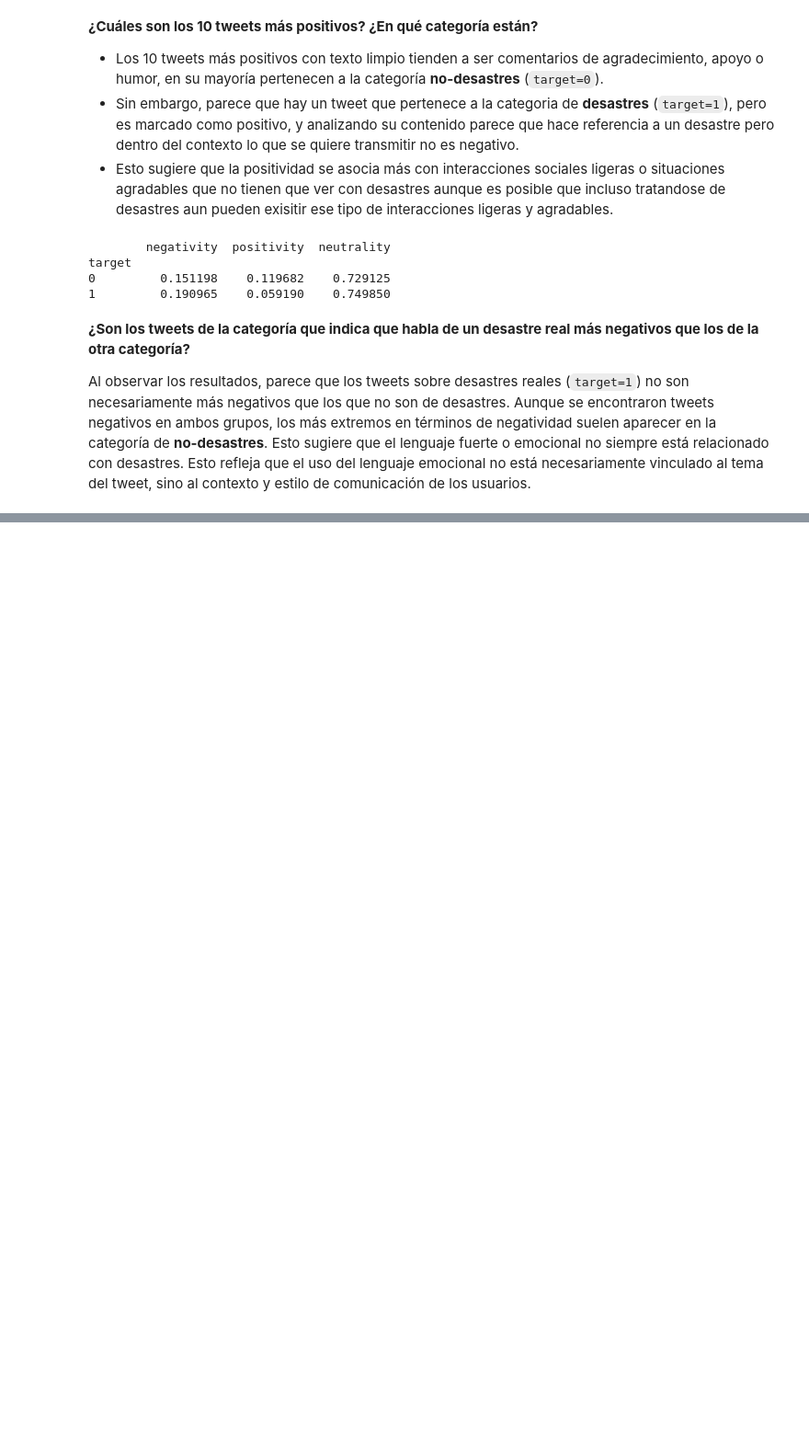
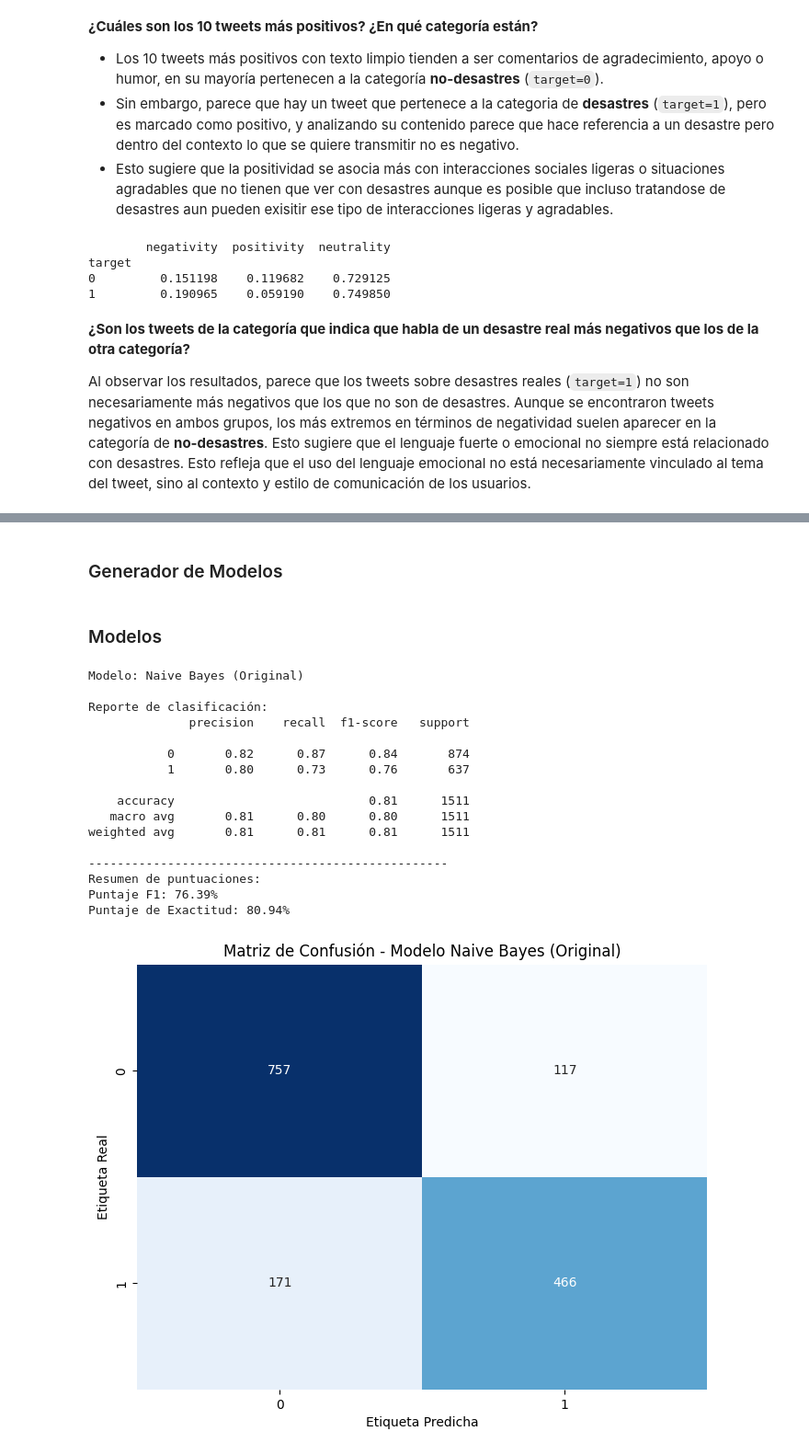
Before and after one commit to LeivaDiego/Lab6-DataScience, a Jupyter notebook: Lab6-ejercicio1.ipynb, the cells around one changed output, grey strips where cells are left out. Shown at 92% size. Cells and saved outputs as stored; diff of their text form; code cells hidden in the pictures; blank space fills up the shorter version.

Commit message:
Modelo con analisis de sentimientos

```diff
--- a/Lab6-ejercicio1.ipynb
+++ b/Lab6-ejercicio1.ipynb
@@ -691,0 +698,3 @@ Al observar los resultados, parece que los tweets sobre desastres reales (`targe
+# %%
+train_df = train_df.drop(columns=['id','keyword','text'])
+train_df.head()
@@ -691,0 +708,2 @@ Al observar los resultados, parece que los tweets sobre desastres reales (`targe
+# %% [markdown]
+### Generador de Modelos
@@ -691,0 +844,28 @@ Al observar los resultados, parece que los tweets sobre desastres reales (`targe
+# %% [markdown]
+### Modelos
+# %%
+# Modelo original (sin sentimientos)
+NB_Model_Original = gen_model(df=train_df,
+                              title='Naive Bayes (Original)',
+                              ngrams=(1, 3),
+                              model_type='NB',
+                              plot=True,
+                              report=True)
+# %% [output]
+Modelo: Naive Bayes (Original)
+
+Reporte de clasificación:
+              precision    recall  f1-score   support
+
+           0       0.82      0.87      0.84       874
+           1       0.80      0.73      0.76       637
+
+    accuracy                           0.81      1511
+   macro avg       0.81      0.80      0.80      1511
+weighted avg       0.81      0.81      0.81      1511
+
+--------------------------------------------------
+Resumen de puntuaciones:
+Puntaje F1: 76.39%
+Puntaje de Exactitud: 80.94%
+[figure, added]
```
Also changed, not shown: parts of 14 cells of this notebook.
